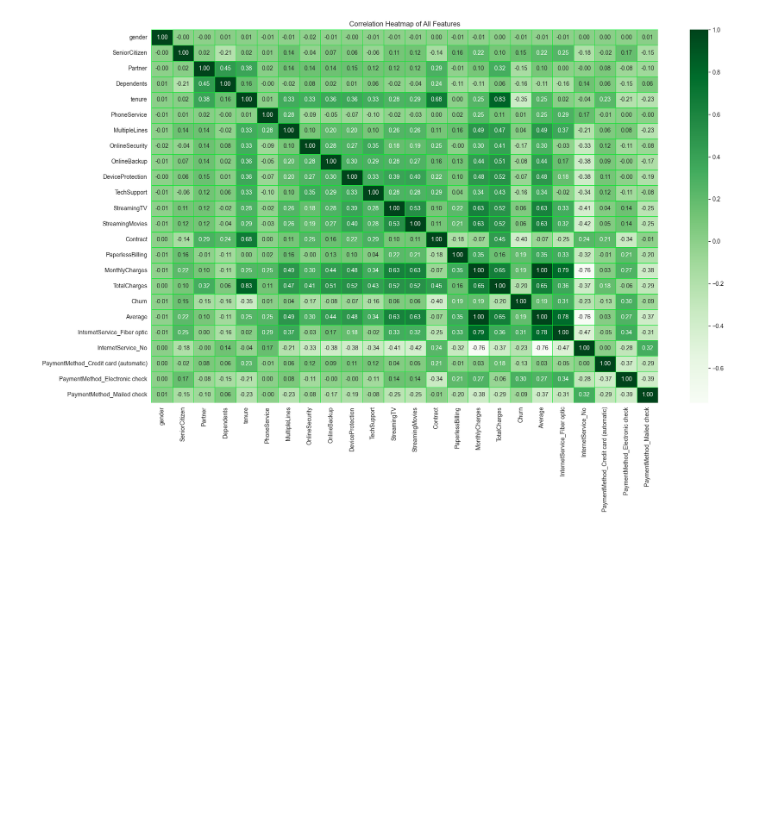
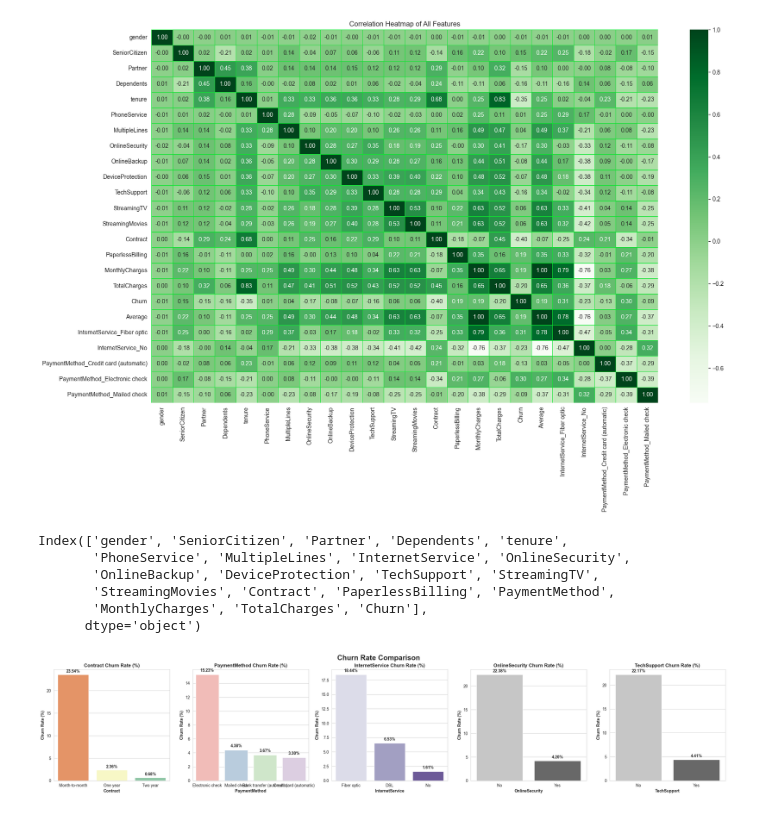
Before and after one commit to Md-Maruf-1727/customer-churn-prediction-ml, a Jupyter notebook: NoteBooks/03_eda_visualization.ipynb, the cells around one changed output. Cells and saved outputs as stored; diff of their text form; code cells hidden in the pictures; blank space fills up the shorter version.

Commit message:
churn rate

```diff
--- a/NoteBooks/03_eda_visualization.ipynb
+++ b/NoteBooks/03_eda_visualization.ipynb
@@ -263,3 +263,29 @@ plt.tight_layout()
 plt.show()
 # %% [output]
 [figure]
+# %%
+df.columns
+# %% [output]
+Index(['gender', 'SeniorCitizen', 'Partner', 'Dependents', 'tenure',
+       'PhoneService', 'MultipleLines', 'InternetService', 'OnlineSecurity',
+       'OnlineBackup', 'DeviceProtection', 'TechSupport', 'StreamingTV',
+       'StreamingMovies', 'Contract', 'PaperlessBilling', 'PaymentMethod',
+       'MonthlyCharges', 'TotalCharges', 'Churn'],
+      dtype='object')
+# %%
+fig, axes = plt.subplots(1, 5, figsize=(30, 5))
+churn_rate_plot(df, category_col='Contract',  ax=axes[0], palette='Spectral')
+
+churn_rate_plot(df, category_col='PaymentMethod',  ax=axes[1], palette='Pastel1')
+
+churn_rate_plot(df, category_col='InternetService',  ax=axes[2], palette='Purples')
+
+churn_rate_plot(df, category_col='OnlineSecurity',  ax=axes[3], palette='Greys')
+
+churn_rate_plot(df, category_col='TechSupport',  ax=axes[4], palette='Greys')
+
+fig.suptitle("Churn Rate Comparison", fontsize=18, weight='bold')
+#plt.tight_layout(pad=2)
+plt.show()
+# %% [output]
+[figure, added]
```
